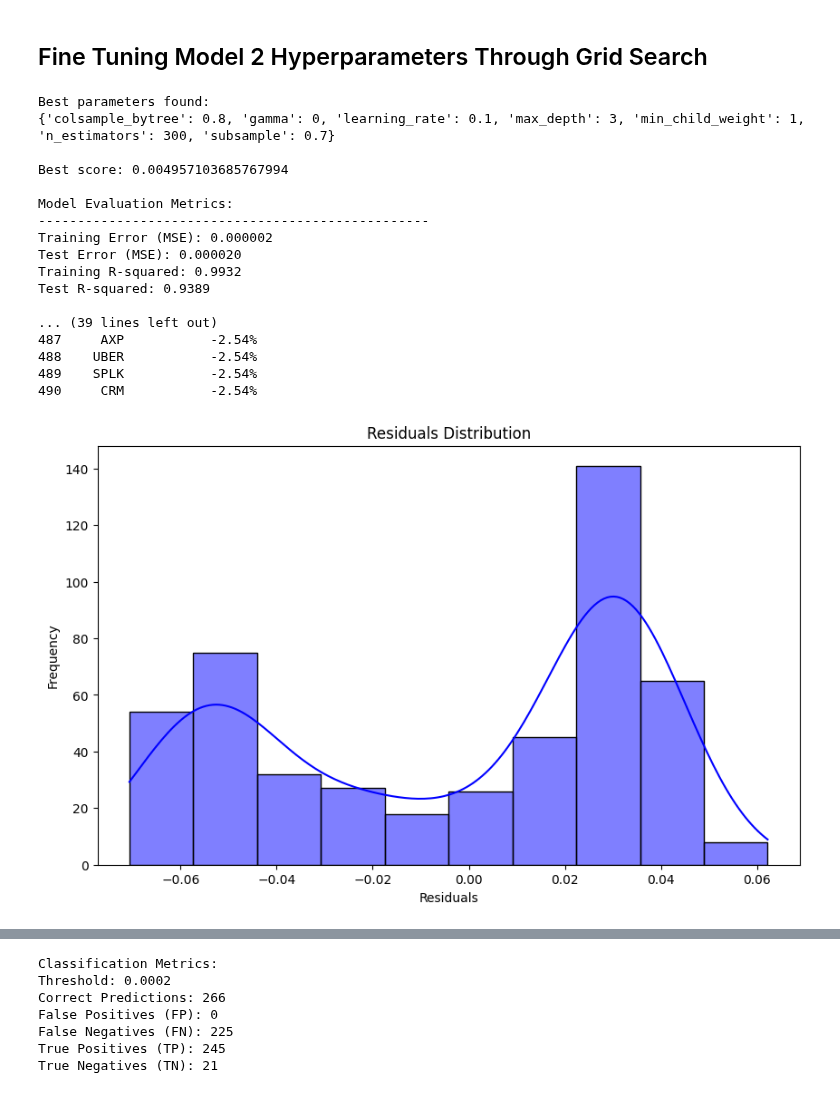
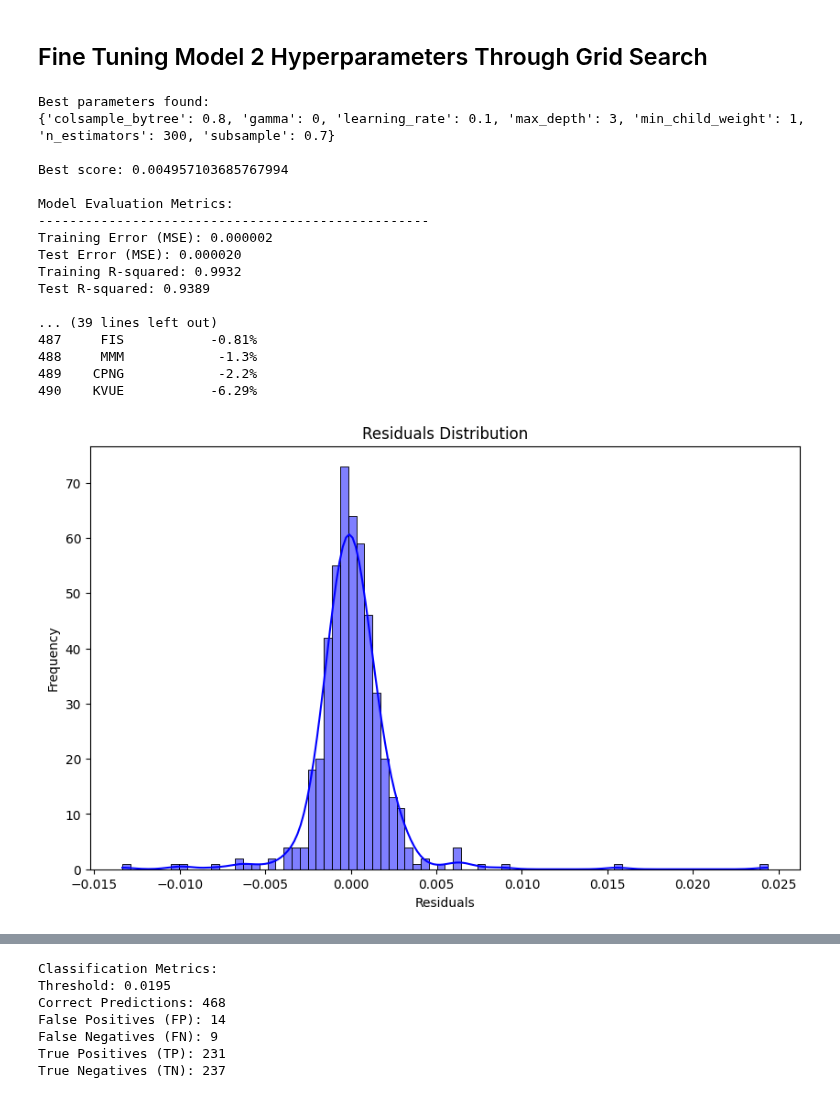
Before and after one commit to cs-151a/cs-151a, a Jupyter notebook: stocks.ipynb, the cells around one changed output, grey strips where cells are left out. Cells and saved outputs as stored; diff of their text form; code cells hidden in the pictures.

Commit message:
fixed second model graph

```diff
--- a/stocks.ipynb
+++ b/stocks.ipynb
@@ -1100,8 +1110,8 @@ class TunedXGBoostModel:
         if self.model is None:
             raise ValueError("Model needs to be trained first")
 
-        X_scaled = self.scaler.transform(X)
-        return self.model.predict(X_scaled)
+        # X_scaled = self.scaler.transform(X)
+        return self.model.predict(X)
 
     """
     Prepare features and target data with 50/30/20 split for each feature
@@ -1248,35 +1258,35 @@ y_test_binary = (y > threshold).astype(int)
 
 # Calculate confusion matrix
 tn, fp, fn, tp = confusion_matrix(y_test_binary, y_pred_binary).ravel()
 
 correct = tp + tn
 
 print("\nClassification Metrics:")
 print(f"Threshold: {threshold:.4f}")
 print(f"Correct Predictions: {correct}")
 print(f"False Positives (FP): {fp}")
 print(f"False Negatives (FN): {fn}")
 print(f"True Positives (TP): {tp}")
 print(f"True Negatives (TN): {tn}")
 
 # Save results
 # results.to_csv('xgboost_predictions.csv', index=False)
 # %% [output]
 Best parameters found:
 {'colsample_bytree': 0.8, 'gamma': 0, 'learning_rate': 0.1, 'max_depth': 3, 'min_child_weight': 1, 'n_estimators': 300, 'subsample': 0.7}
 
 Best score: 0.004957103685767994
 
 Model Evaluation Metrics:
 --------------------------------------------------
 Training Error (MSE): 0.000002
 Test Error (MSE): 0.000020
 Training R-squared: 0.9932
 Test R-squared: 0.9389
 
 ... (39 lines left out)
-487     AXP           -2.54%
-488    UBER           -2.54%
-489    SPLK           -2.54%
-490     CRM           -2.54%
+487     FIS           -0.81%
+488     MMM            -1.3%
+489    CPNG            -2.2%
+490    KVUE           -6.29%
-[figure, old version]
+[figure, new version]
@@ -1284,7 +1294,7 @@ Test R-squared: 0.9389
 Classification Metrics:
-Threshold: 0.0002
-Correct Predictions: 266
-False Positives (FP): 0
-False Negatives (FN): 225
-True Positives (TP): 245
-True Negatives (TN): 21
+Threshold: 0.0195
+Correct Predictions: 468
+False Positives (FP): 14
+False Negatives (FN): 9
+True Positives (TP): 231
+True Negatives (TN): 237
```
Also changed, not shown: parts of 5 cells of this notebook.
